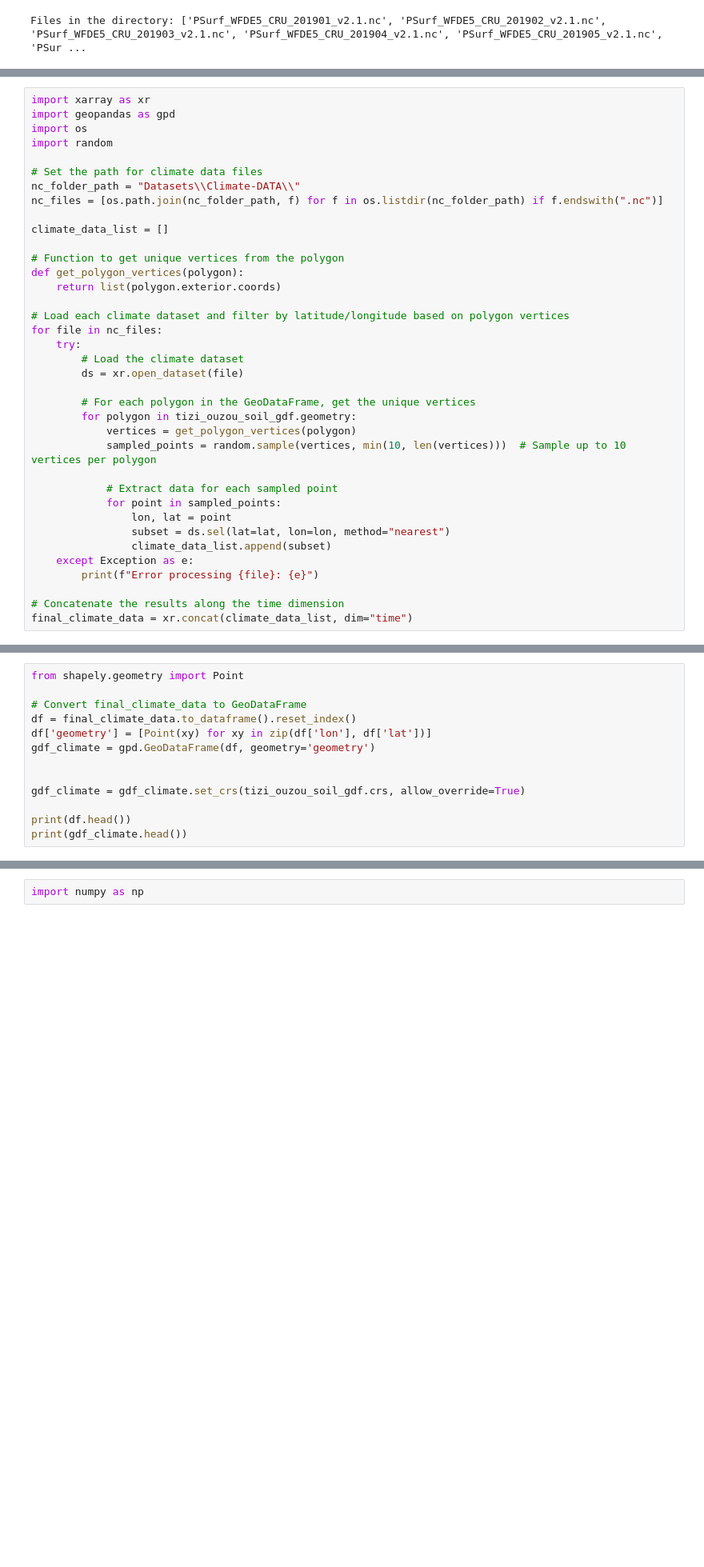
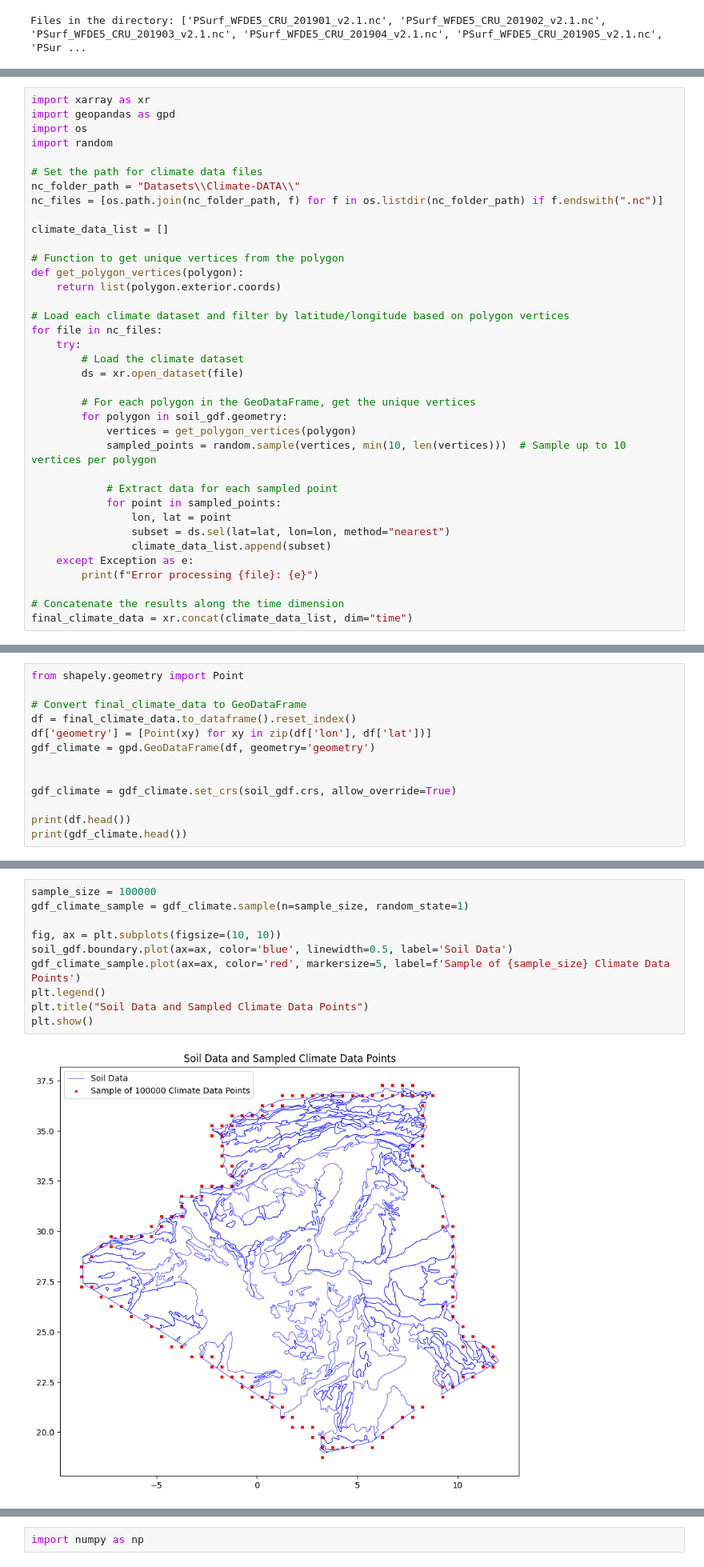
Before and after one commit to rahilGhamraci/Data-Mining-Project, a Jupyter notebook: part 1.ipynb, the cells around one changed output, grey strips where cells are left out. Shown at 80% size. Drawn from its saved outputs; the diff is of its cells as text; blank space fills up the shorter version.

```diff
--- a/part 1.ipynb
+++ b/part 1.ipynb
@@ -238,7 +190,7 @@ for file in nc_files:
         ds = xr.open_dataset(file)
 
         # For each polygon in the GeoDataFrame, get the unique vertices
-        for polygon in tizi_ouzou_soil_gdf.geometry:
+        for polygon in soil_gdf.geometry:
             vertices = get_polygon_vertices(polygon)
             sampled_points = random.sample(vertices, min(10, len(vertices)))  # Sample up to 10 vertices per polygon
 
@@ -284,7 +272,7 @@ df['geometry'] = [Point(xy) for xy in zip(df['lon'], df['lat'])]
 gdf_climate = gpd.GeoDataFrame(df, geometry='geometry')
 
 
-gdf_climate = gdf_climate.set_crs(tizi_ouzou_soil_gdf.crs, allow_override=True)
+gdf_climate = gdf_climate.set_crs(soil_gdf.crs, allow_override=True)
 
 print(df.head())
 print(gdf_climate.head())
@@ -309,3 +327,15 @@ print(gdf_climate.head())
+# %%
+sample_size = 100000
+gdf_climate_sample = gdf_climate.sample(n=sample_size, random_state=1)
+
+fig, ax = plt.subplots(figsize=(10, 10))
+soil_gdf.boundary.plot(ax=ax, color='blue', linewidth=0.5, label='Soil Data')
+gdf_climate_sample.plot(ax=ax, color='red', markersize=5, label=f'Sample of {sample_size} Climate Data Points')
+plt.legend()
+plt.title("Soil Data and Sampled Climate Data Points")
+plt.show()
+# %% [output]
+[figure, added]
 # %%
 df.to_csv("final_climate_data.csv", index=False)
 
```
Also changed, not shown: parts of 110 cells of this notebook.
